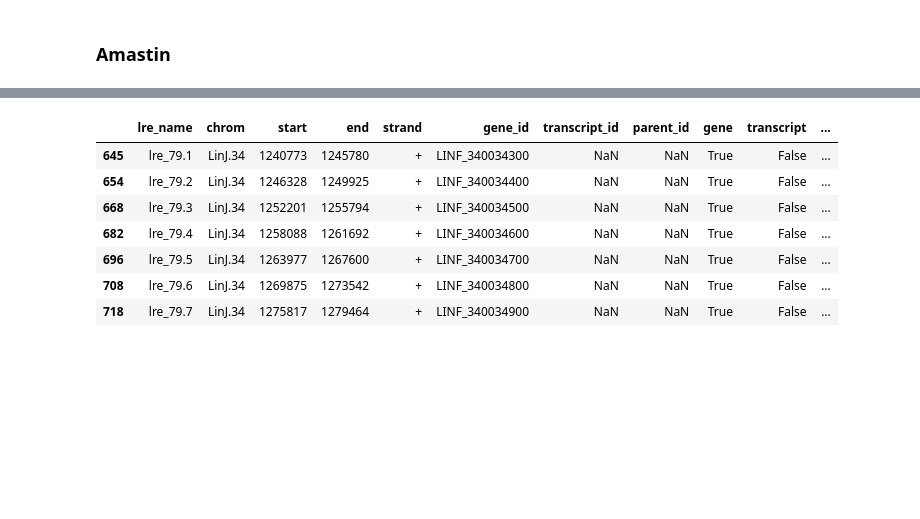
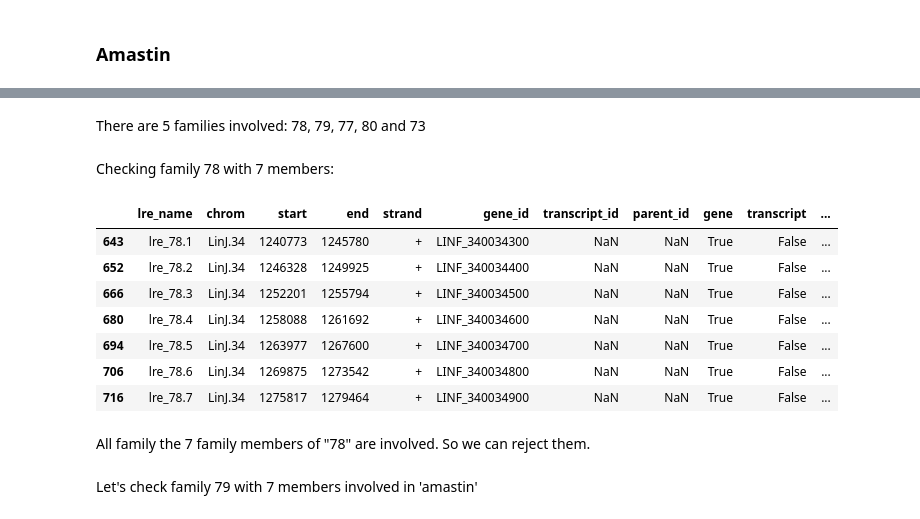
Before and after one commit to Viskuit/Test_BEDOPS, a Jupyter notebook: 25.Negative_analysis/1.3.leishmania_repeated_elements_filtering.ipynb, the cells around one changed output, grey strips where cells are left out. Cells and saved outputs as stored; diff of their text form; code cells hidden in the pictures; blank space fills up the shorter version.

Commit message:
Finished with 'amastin' filtering.

```diff
--- a/25.Negative_analysis/1.3.leishmania_repeated_elements_filtering.ipynb
+++ b/25.Negative_analysis/1.3.leishmania_repeated_elements_filtering.ipynb
@@ -384,16 +387,20 @@ lre_family
 80    4
 73    1
 Name: count, dtype: int64
+# %% [markdown]
+There are 5 families involved: 78, 79, 77, 80 and 73
+# %% [markdown]
+Checking family 78 with 7 members:
 # %%
-lre_df[
-    (lre_df['gene']==True) & (lre_df['lre_family'] == 79)
-]
+lre_df[(lre_df['gene']==True) & (lre_df['lre_family'] == 78)]
 # %% [output]
 |  | lre_name | chrom | start | end | strand | gene_id | transcript_id | parent_id | gene | transcript | ... |
-| 645 | lre_79.1 | LinJ.34 | 1240773 | 1245780 | + | LINF_340034300 | NaN | NaN | True | False | ... |
-| 654 | lre_79.2 | LinJ.34 | 1246328 | 1249925 | + | LINF_340034400 | NaN | NaN | True | False | ... |
-| 668 | lre_79.3 | LinJ.34 | 1252201 | 1255794 | + | LINF_340034500 | NaN | NaN | True | False | ... |
-| 682 | lre_79.4 | LinJ.34 | 1258088 | 1261692 | + | LINF_340034600 | NaN | NaN | True | False | ... |
-| 696 | lre_79.5 | LinJ.34 | 1263977 | 1267600 | + | LINF_340034700 | NaN | NaN | True | False | ... |
-| 708 | lre_79.6 | LinJ.34 | 1269875 | 1273542 | + | LINF_340034800 | NaN | NaN | True | False | ... |
-| 718 | lre_79.7 | LinJ.34 | 1275817 | 1279464 | + | LINF_340034900 | NaN | NaN | True | False | ... |
+| 643 | lre_78.1 | LinJ.34 | 1240773 | 1245780 | + | LINF_340034300 | NaN | NaN | True | False | ... |
+| 652 | lre_78.2 | LinJ.34 | 1246328 | 1249925 | + | LINF_340034400 | NaN | NaN | True | False | ... |
+| 666 | lre_78.3 | LinJ.34 | 1252201 | 1255794 | + | LINF_340034500 | NaN | NaN | True | False | ... |
+| 680 | lre_78.4 | LinJ.34 | 1258088 | 1261692 | + | LINF_340034600 | NaN | NaN | True | False | ... |
+| 694 | lre_78.5 | LinJ.34 | 1263977 | 1267600 | + | LINF_340034700 | NaN | NaN | True | False | ... |
+| 706 | lre_78.6 | LinJ.34 | 1269875 | 1273542 | + | LINF_340034800 | NaN | NaN | True | False | ... |
+| 716 | lre_78.7 | LinJ.34 | 1275817 | 1279464 | + | LINF_340034900 | NaN | NaN | True | False | ... |
+# %% [markdown]
+All family the 7 family members of "78" are involved. So we can reject them.
@@ -399,0 +410,2 @@ lre_df[
+# %% [markdown]
+Let's check family 79 with 7 members involved in 'amastin'
```
Also changed, not shown: parts of 26 cells of this notebook.
